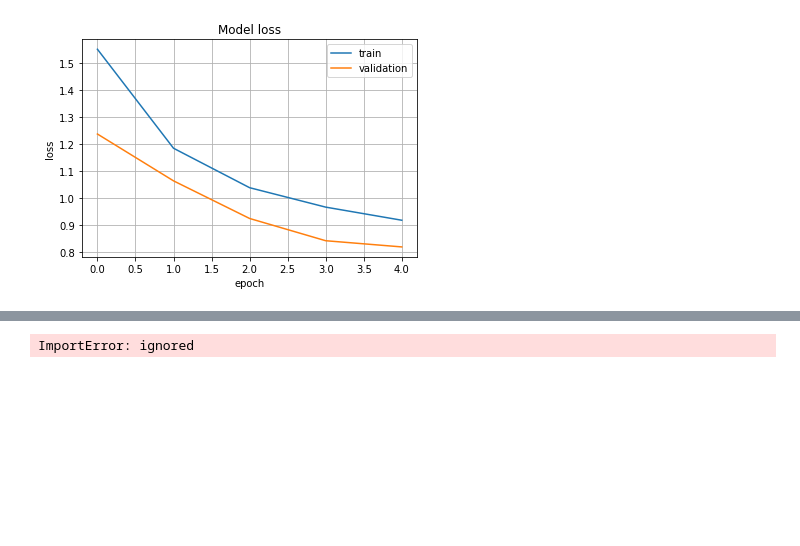
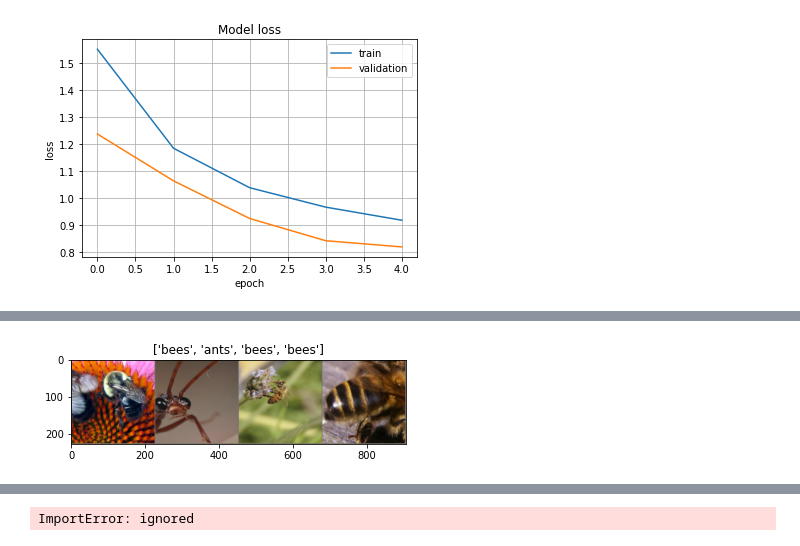
Before and after one commit to SIDED00R/machinelearning, a Jupyter notebook: machinelearning1.ipynb, the cells around one changed output, grey strips where cells are left out. Cells and saved outputs as stored; diff of their text form; code cells hidden in the pictures; blank space fills up the shorter version.

```diff
--- a/machinelearning1.ipynb
+++ b/machinelearning1.ipynb
@@ -146,0 +215,55 @@ plt.show()
+# %%
+import torch
+import torch.nn as nn
+import torch.optim as optim
+from torch.optim import lr_scheduler
+import numpy as np
+import torchvision
+from torchvision import datasets, models, transforms
+import matplotlib.pyplot as plt
+import time
+import os
+import copy
+
+data_transform={
+    'train': transforms.Compose([
+                                transforms.RandomResizedCrop(224),
+                                 transforms.RandomHorizontalFlip(),
+                                 transforms.ToTensor(),
+                                 transforms.Normalize([0.485,0.456,0.406],[0.229,0.224,0.225])
+    ]),
+    'val': transforms.Compose([
+                               transforms.Resize(256),
+                               transforms.CenterCrop(224),
+                               transforms.ToTensor(),
+                               transforms.Normalize([0.485,0.456,0.406],[0.229,0.224,0.225])
+    ]),
+}
+data_dir='data/hymenoptera_data'
+image_datasets={x:datasets.ImageFolder(os.path.join(data_dir,x),
+                                       data_transform[x]) for x in ['train','val']}
+dataloaders={x:torch.utils.data.DataLoader(
+    image_datasets[x],batch_size=4,
+    shuffle=True, num_workers=4)
+for x in ['train','val']}
+dataset_sizes={x:len(image_datasets[x]) for x in ['train', 'val']}
+class_names=image_datasets['train'].classes
+def imshow(inp, title=None):
+  """ Imshow for Tensor """
+  inp = inp.numpy().transpose((1,2,0))
+  mean = np.array([0.485, 0.456, 0.406])
+  std = np.array([0.229, 0.224, 0.225])
+  inp = std * inp + mean
+  inp = np.clip(inp, 0, 1)
+  plt.imshow(inp)
+  if title is not None:
+    plt.title(title)
+  plt.pause(0.001)
+
+inputs, classes = next(iter(dataloaders['train']))
+
+out = torchvision.utils.make_grid(inputs)
+
+imshow(out, title=[class_names[x] for x in classes])
+# %% [output]
+[figure, added]
```
Also changed, not shown: parts of 7 cells of this notebook.
